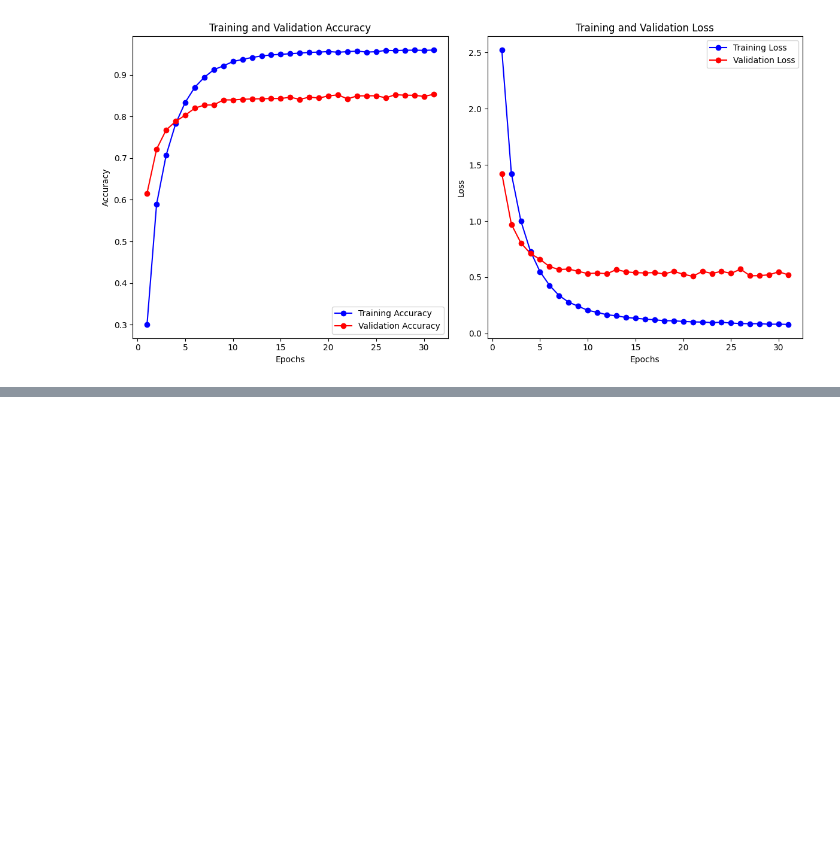
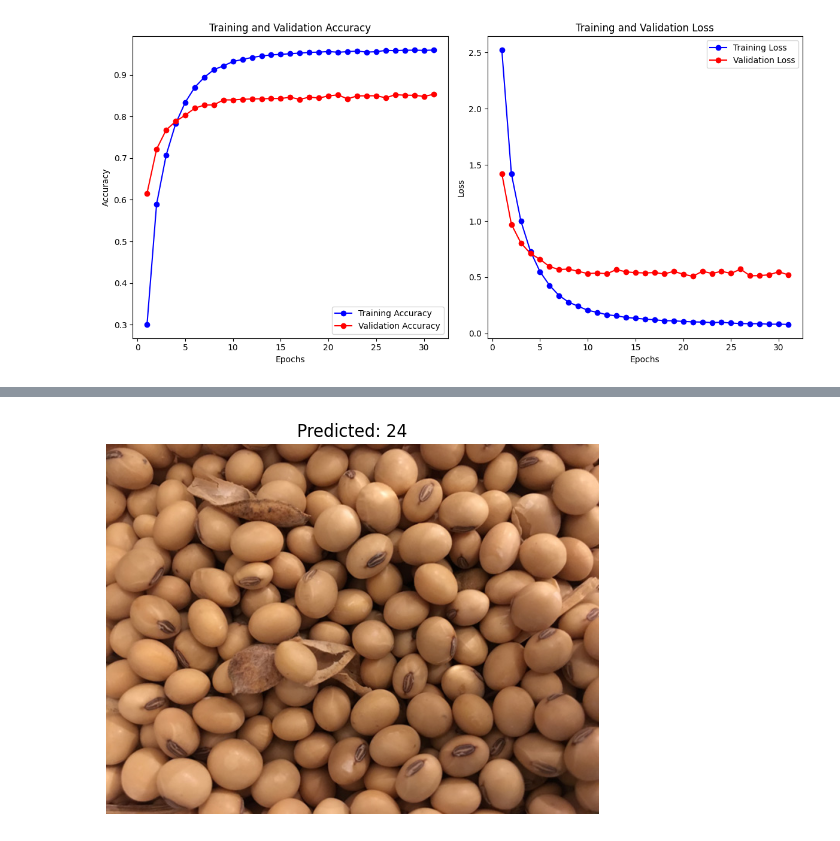
Before and after one commit to Ftalxx/Harvest_Shield, a Jupyter notebook: Pest_+_Disease_Model_.ipynb, the cells around one changed output, grey strips where cells are left out. Cells and saved outputs as stored; diff of their text form; code cells hidden in the pictures; blank space fills up the shorter version.

```diff
--- a/Pest_+_Disease_Model_.ipynb
+++ b/Pest_+_Disease_Model_.ipynb
@@ -1429,0 +1508,33 @@ plt.show()
+# %%
+
+# Function to load and preprocess a single image
+def load_and_preprocess_image(img_path, target_size=(224, 224)):
+    img = image.load_img(img_path, target_size=target_size)
+    img_array = image.img_to_array(img)
+    img_array = np.expand_dims(img_array, axis=0)
+    img_array = tf.keras.applications.vgg16.preprocess_input(img_array)
+    return img_array
+
+# Function to make a prediction on a single image
+def predict_single_image(model, img_path):
+    img_array = load_and_preprocess_image(img_path)
+    prediction = model.predict(img_array)
+    predicted_class = np.argmax(prediction)
+    return predicted_class
+
+# Function to display a single image with the prediction
+def display_single_image_with_prediction(model, img_path):
+    img_array = load_and_preprocess_image(img_path)
+    img = image.load_img(img_path)
+    prediction = model.predict(img_array)
+    predicted_class = np.argmax(prediction)
+
+    plt.imshow(img)
+    plt.title(f"Predicted: {predicted_class}")
+    plt.axis('off')
+    plt.show()
+
+# Test the single image prediction
+img_path = '/soybeanimage.jpg'
+display_single_image_with_prediction(M2C, img_path)
+# %% [output]
@@ -1429,0 +1542 @@ plt.show()
+[figure, added]
```
Also changed, not shown: parts of 9 cells of this notebook.
